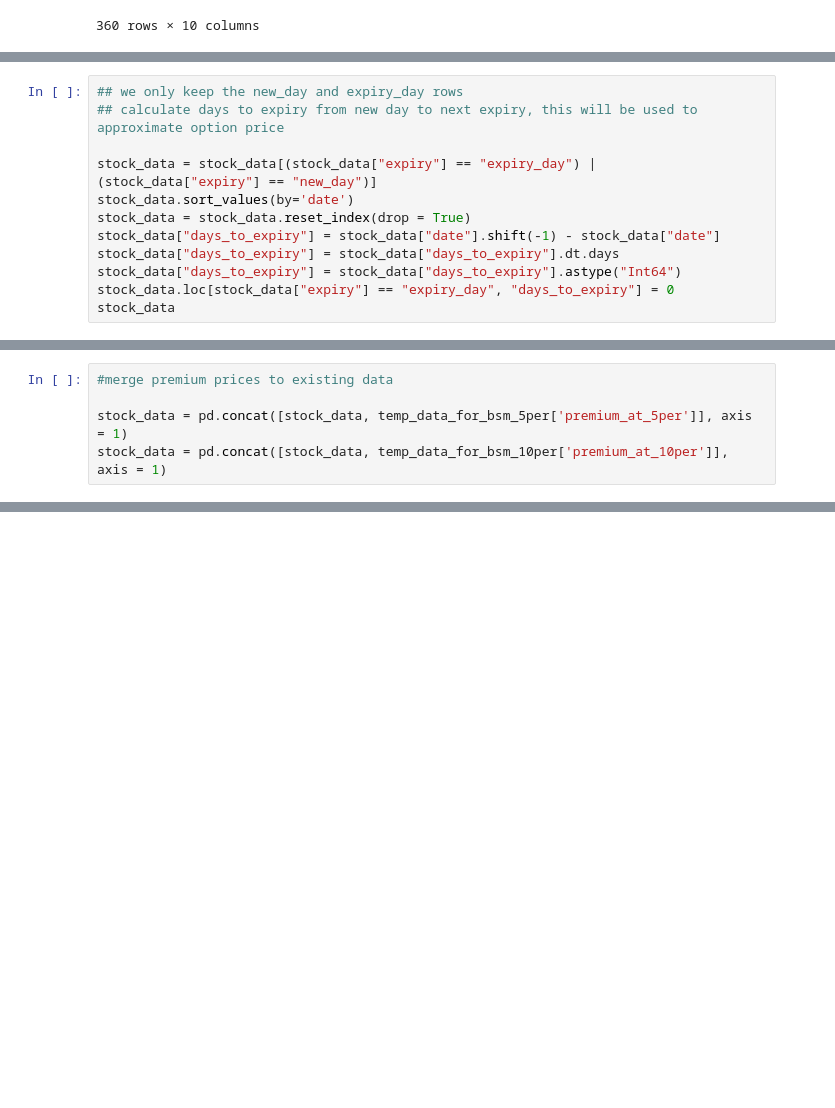
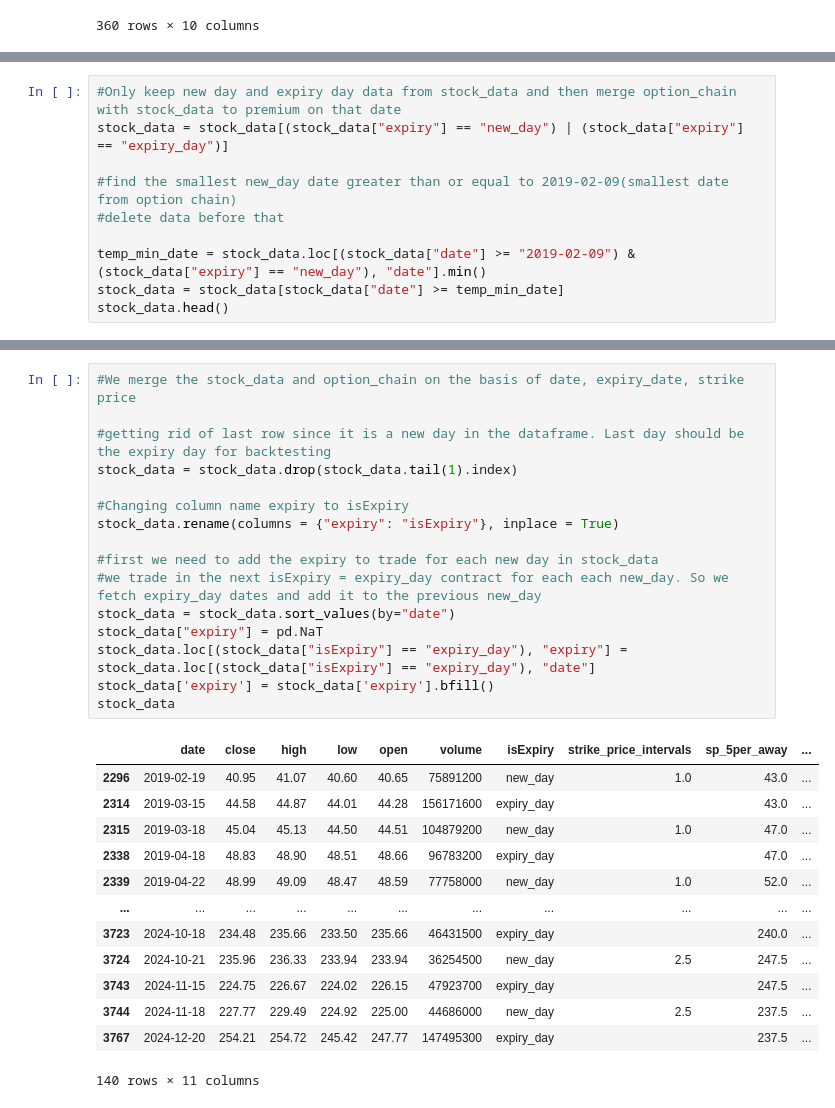
Before and after one commit to dhruvesh131199/covered_call_backtesting, a Jupyter notebook: covered_call_backtesting.ipynb, the cells around one changed output, grey strips where cells are left out. Cells and saved outputs as stored; diff of their text form; blank space fills up the shorter version.

Commit message:
Found historical option chain data, so no need to find the approximate value of the option premium anymore

```diff
--- a/covered_call_backtesting.ipynb
+++ b/covered_call_backtesting.ipynb
@@ -226,12 +175,0 @@ stock_data.head()
-# %%
-## we only keep the new_day and expiry_day rows
-## calculate days to expiry from new day to next expiry, this will be used to approximate option price
-
-stock_data = stock_data[(stock_data["expiry"] == "expiry_day") | (stock_data["expiry"] == "new_day")]
-stock_data.sort_values(by='date')
-stock_data = stock_data.reset_index(drop = True)
-stock_data["days_to_expiry"] = stock_data["date"].shift(-1) - stock_data["date"]
-stock_data["days_to_expiry"] = stock_data["days_to_expiry"].dt.days
-stock_data["days_to_expiry"] = stock_data["days_to_expiry"].astype("Int64")
-stock_data.loc[stock_data["expiry"] == "expiry_day", "days_to_expiry"] = 0
-stock_data
@@ -322,5 +175,0 @@ temp_data_for_bsm_10per.head()
-# %%
-#merge premium prices to existing data
-
-stock_data = pd.concat([stock_data, temp_data_for_bsm_5per['premium_at_5per']], axis = 1)
-stock_data = pd.concat([stock_data, temp_data_for_bsm_10per['premium_at_10per']], axis = 1)
@@ -376,0 +206,10 @@ print(test)
+# %%
+#Only keep new day and expiry day data from stock_data and then merge option_chain with stock_data to premium on that date
+stock_data = stock_data[(stock_data["expiry"] == "new_day") | (stock_data["expiry"] == "expiry_day")]
+
+#find the smallest new_day date greater than or equal to 2019-02-09(smallest date from option chain)
+#delete data before that
+
+temp_min_date = stock_data.loc[(stock_data["date"] >= "2019-02-09") & (stock_data["expiry"] == "new_day"), "date"].min()
+stock_data = stock_data[stock_data["date"] >= temp_min_date]
+stock_data.head()
@@ -376,0 +223,30 @@ print(test)
+# %%
+#We merge the stock_data and option_chain on the basis of date, expiry_date, strike price
+
+#getting rid of last row since it is a new day in the dataframe. Last day should be the expiry day for backtesting
+stock_data = stock_data.drop(stock_data.tail(1).index)
+
+#Changing column name expiry to isExpiry
+stock_data.rename(columns = {"expiry": "isExpiry"}, inplace = True)
+
+#first we need to add the expiry to trade for each new day in stock_data
+#we trade in the next isExpiry = expiry_day contract for each each new_day. So we fetch expiry_day dates and add it to the previous new_day
+stock_data = stock_data.sort_values(by="date")
+stock_data["expiry"] = pd.NaT
+stock_data.loc[(stock_data["isExpiry"] == "expiry_day"), "expiry"] = stock_data.loc[(stock_data["isExpiry"] == "expiry_day"), "date"]
+stock_data['expiry'] = stock_data['expiry'].bfill()
+stock_data
+# %% [output]
+|  | date | close | high | low | open | volume | isExpiry | strike_price_intervals | sp_5per_away | ... |
+| 2296 | 2019-02-19 | 40.95 | 41.07 | 40.60 | 40.65 | 75891200 | new_day | 1.0 | 43.0 | ... |
+| 2314 | 2019-03-15 | 44.58 | 44.87 | 44.01 | 44.28 | 156171600 | expiry_day |  | 43.0 | ... |
+| 2315 | 2019-03-18 | 45.04 | 45.13 | 44.50 | 44.51 | 104879200 | new_day | 1.0 | 47.0 | ... |
+| 2338 | 2019-04-18 | 48.83 | 48.90 | 48.51 | 48.66 | 96783200 | expiry_day |  | 47.0 | ... |
+| 2339 | 2019-04-22 | 48.99 | 49.09 | 48.47 | 48.59 | 77758000 | new_day | 1.0 | 52.0 | ... |
+| ... | ... | ... | ... | ... | ... | ... | ... | ... | ... | ... |
+| 3723 | 2024-10-18 | 234.48 | 235.66 | 233.50 | 235.66 | 46431500 | expiry_day |  | 240.0 | ... |
+| 3724 | 2024-10-21 | 235.96 | 236.33 | 233.94 | 233.94 | 36254500 | new_day | 2.5 | 247.5 | ... |
+| 3743 | 2024-11-15 | 224.75 | 226.67 | 224.02 | 226.15 | 47923700 | expiry_day |  | 247.5 | ... |
+| 3744 | 2024-11-18 | 227.77 | 229.49 | 224.92 | 225.00 | 44686000 | new_day | 2.5 | 237.5 | ... |
+| 3767 | 2024-12-20 | 254.21 | 254.72 | 245.42 | 247.77 | 147495300 | expiry_day |  | 237.5 | ... |
+140 rows × 11 columns
```
Also changed, not shown: parts of 25 cells of this notebook, 2 other files.
